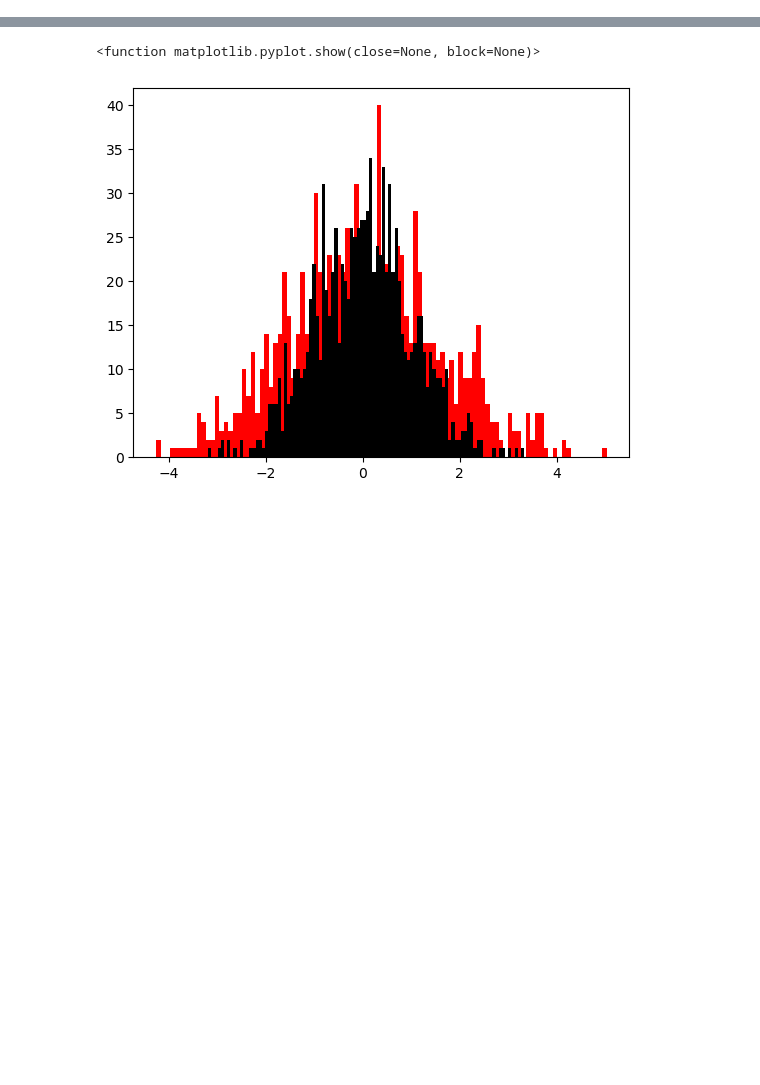
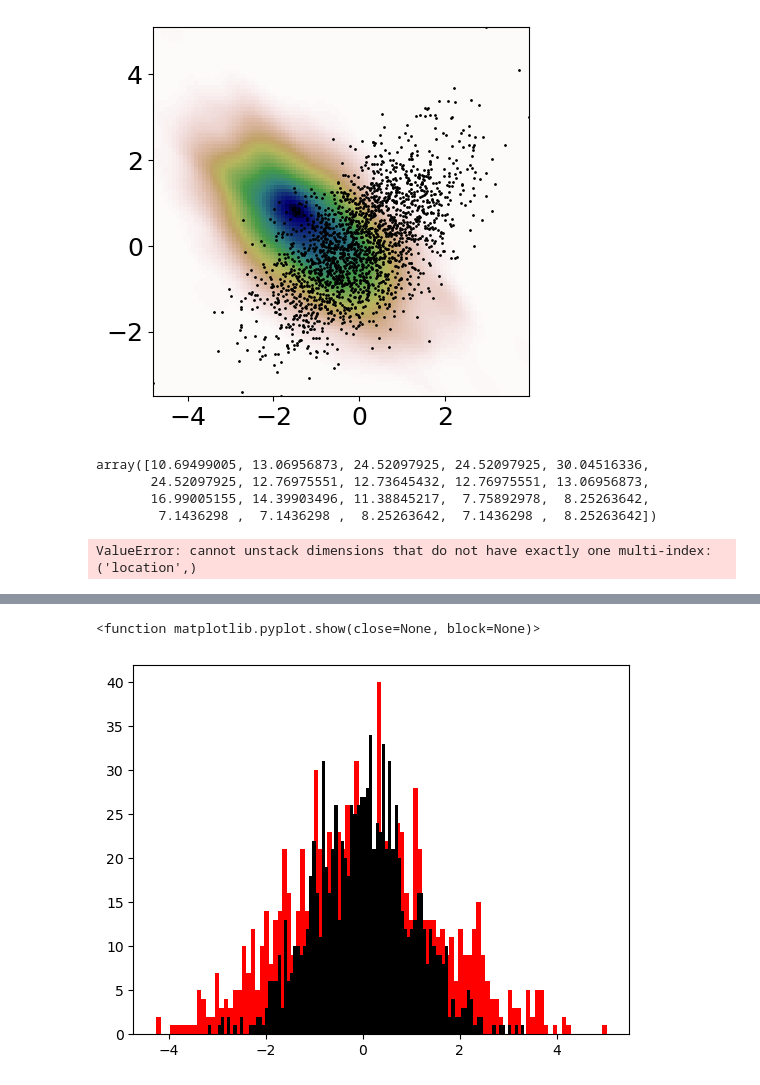
Before and after one commit to Clair3/RegionalExtremes, a Jupyter notebook: distance_metric.ipynb, the cells around one changed output, grey strips where cells are left out. Saved outputs shown, nothing was run; the diff lists cells and outputs as text; code cells hidden in the pictures; blank space fills up the shorter version.

```diff
--- a/distance_metric.ipynb
+++ b/distance_metric.ipynb
@@ -3,0 +444,80 @@ from scipy.stats import norm, entropy, wasserstein_distance
+# %%
+import numpy as np
+
+from scipy import stats
+
+def measure(n):
+
+    "Measurement model, return two coupled measurements."
+
+    m1 = np.random.normal(size=n)
+
+    m2 = np.random.normal(scale=0.5, size=n)
+
+    return m1+m2, m1-m2
+
+m1, m2 = measure(2000)
+
+xmin = m1.min()
+
+xmax = m1.max()
+
+ymin = m2.min()
+
+ymax = m2.max()
+
+
+X, Y = np.mgrid[xmin:xmax:100j, ymin:ymax:100j]
+
+positions = np.vstack([X.ravel(), Y.ravel()])
+
+values = np.vstack([m1, m2])
+
+kernel = stats.gaussian_kde(values)
+
+Z = np.reshape(kernel(positions).T, X.shape)
+
+
+import matplotlib.pyplot as plt
+
+fig, ax = plt.subplots()
+
+ax.imshow(Z, cmap=plt.cm.gist_earth_r,
+
+          extent=[xmin, xmax, ymin, ymax])
+
+ax.plot(m1, m2, 'k.', markersize=2)
+
+ax.set_xlim([xmin, xmax])
+
+ax.set_ylim([ymin, ymax])
+
+plt.show()
+# %% [output]
+[figure, added]
+# %%
+results_xr.values
+# %% [output]
+array([10.69499005, 13.06956873, 24.52097925, 24.52097925, 30.04516336,
+       24.52097925, 12.76975551, 12.73645432, 12.76975551, 13.06956873,
+       16.99005155, 14.39903496, 11.38845217,  7.75892978,  8.25263642,
+        7.1436298 ,  7.1436298 ,  8.25263642,  7.1436298 ,  8.25263642])
+# %%
+# Plot the data and grab the figure and axes
+plot = results_xr.unstack(dim="location").plot(vmin=0, vmax=4, cmap="Reds")
+
+# Access the axes from the plot object
+ax = plot.axes
+
+# Remove x and y axis labels and ticks
+ax.set_xlabel('')
+ax.set_ylabel('')
+ax.set_xticks([])
+ax.set_yticks([])
+
+# Remove title
+
+# Update colorbar label
+plot.colorbar.set_label('KL Divergence')
+# %% [output]
+ValueError: cannot unstack dimensions that do not have exactly one multi-index: ('location',)
```
Also changed, not shown: parts of 50 cells of this notebook, 4 other files.
